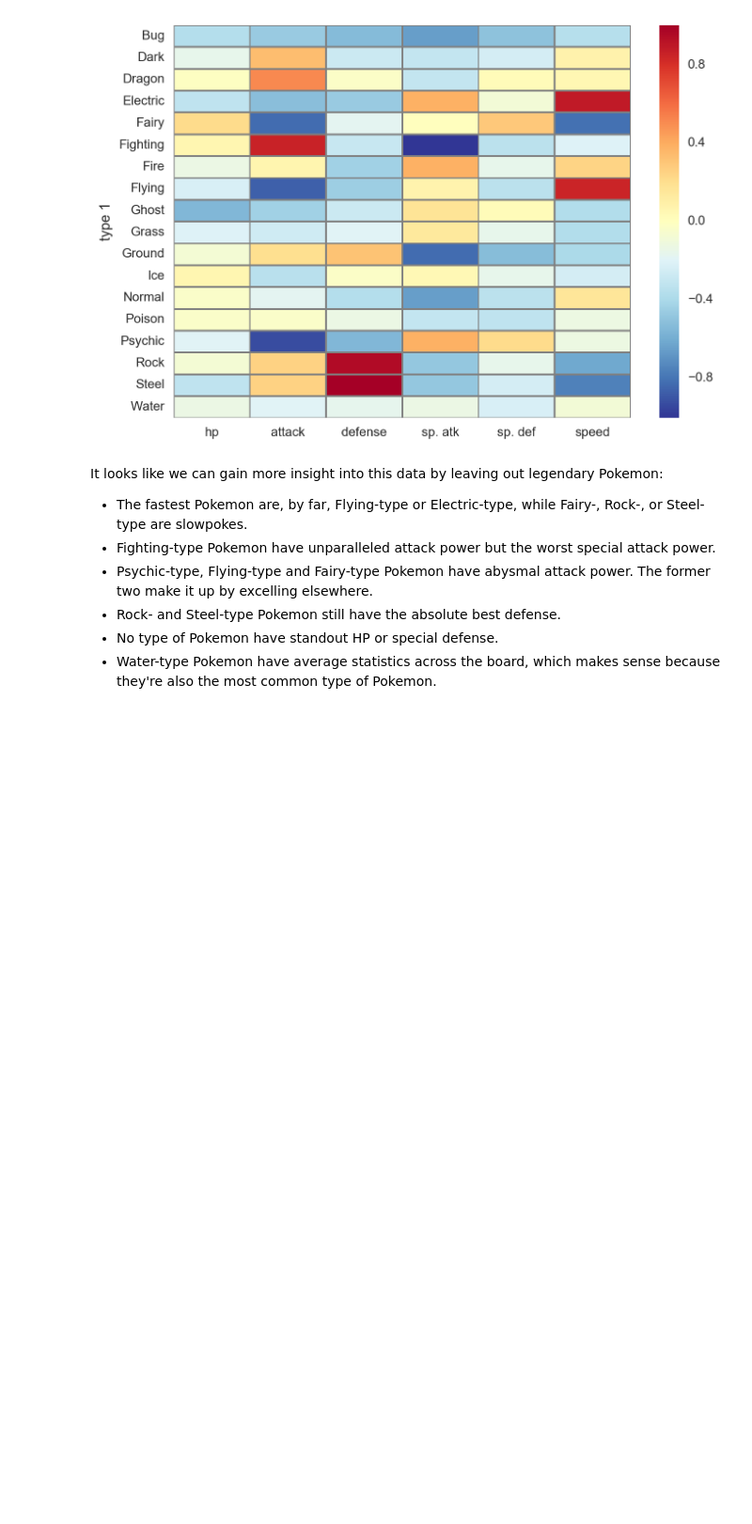
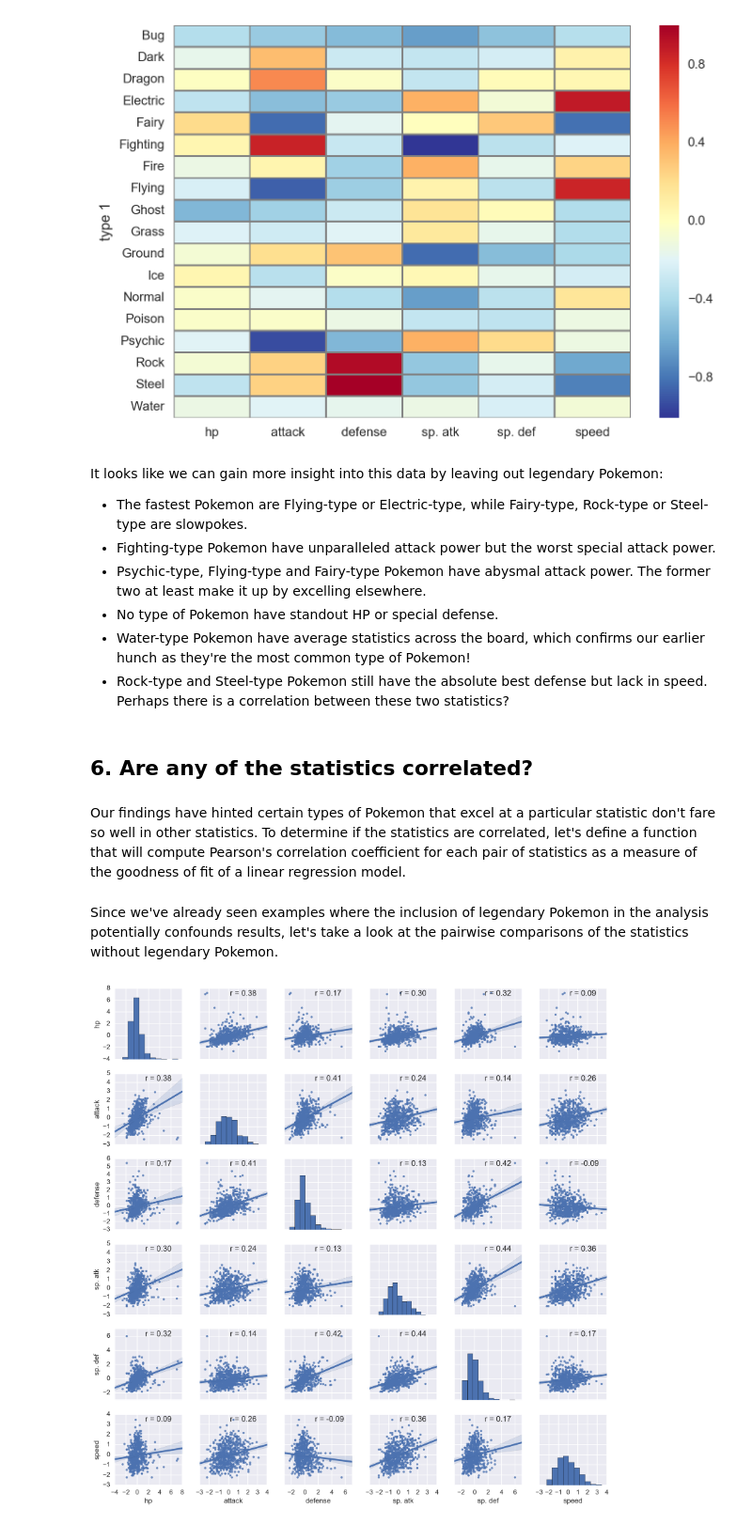
Before and after one commit to redwanhuq/pokemon_analysis, a Jupyter notebook: exploratory-analysis.ipynb, the cells around one changed output. Shown at 94% size. Drawn from its saved outputs; the diff is of its cells as text; code cells hidden in the pictures; blank space fills up the shorter version.

Commit message:
added pairplots to compare statistics

```diff
--- a/exploratory-analysis.ipynb
+++ b/exploratory-analysis.ipynb
@@ -342,13 +349,14 @@ We'll define a new column, *strength*, as the sum of the z-scores of each statis
 # %%
 # Generate a new DataFrame to store normalized statistics
-norm_stats = stats.copy()
+norm_statistics = statistics.copy()
 # %%
 # Normalize each statistic by converting values into a z-score
-for statistic in stats.loc[:, 'hp':'speed']:
-    norm_stats[statistic] = stats[statistic].apply(
-        lambda x: (x - stats[statistic].mean()) / stats[statistic].std())
+for statistic in statistics.loc[:, 'hp':'speed']:
+    norm_statistics[statistic] = statistics[statistic].apply(
+        lambda x: (x - statistics[statistic].mean()) / statistics[statistic].std())
 
 # Compute the strength as the sum of the z-scores for each statistic and store the
 # result in a new column
-norm_stats['strength'] = norm_stats.loc[:, 'hp':'speed'].sum(axis='columns')
+norm_statistics['strength'] = norm_statistics.loc[:, 'hp':'speed'].sum(
+    axis='columns')
 # %%
@@ -469,9 +477,9 @@ Since legendary Pokemon species are a) rare and b) typically vastly stronger tha
 # %%
-# Join the norm_stats table with the pokedex table based on id number for
+# Join the norm_statistics table with the pokedex table based on id number for
 # non-legendary Pokemon only
 joined_nolegs = pd.merge(
     pokedex[~pokedex['legendary']],
-    norm_stats,
+    norm_statistics,
     on='id'
 )
 
@@ -536,9 +542,40 @@ sns.heatmap(
 [figure]
 # %% [markdown]
 It looks like we can gain more insight into this data by leaving out legendary Pokemon:
-- The fastest Pokemon are, by far, Flying-type or Electric-type, while Fairy-, Rock-, or Steel-type are slowpokes.
+- The fastest Pokemon are Flying-type or Electric-type, while Fairy-type, Rock-type or Steel-type are slowpokes.
 - Fighting-type Pokemon have unparalleled attack power but the worst special attack power.
-- Psychic-type, Flying-type and Fairy-type Pokemon have abysmal attack power. The former two make it up by excelling elsewhere.
-- Rock- and Steel-type Pokemon still have the absolute best defense.
+- Psychic-type, Flying-type and Fairy-type Pokemon have abysmal attack power. The former two at least make it up by excelling elsewhere.
 - No type of Pokemon have standout HP or special defense.
-- Water-type Pokemon have average statistics across the board, which makes sense because they're also the most common type of Pokemon.
+- Water-type Pokemon have average statistics across the board, which confirms our earlier hunch as they're the most common type of Pokemon!
+- Rock-type and Steel-type Pokemon still have the absolute best defense but lack in speed. Perhaps there is a correlation between these two statistics?
+# %% [markdown]
+## 6. Are any of the statistics correlated?
+# %% [markdown]
+Our findings have hinted certain types of Pokemon that excel at a particular statistic don't fare so well in other statistics. To determine if the statistics are correlated, let's define a function that will compute Pearson's correlation coefficient for each pair of statistics as a measure of the goodness of fit of a linear regression model.
+# %%
+def show_corr(x, y, **kwargs):
+    # Calculate Pearson's coefficient for each pair of statistics
+    (r, _) = stats.pearsonr(x, y)
+
+    # Annotate Pearson's coefficient, rounded to two decimal places, on each
+    # pairwise plot
+    ax = plt.gca()
+    ax.annotate(
+        'r = {:.2f}'.format(r),
+        xy=(0.45, 0.9),
+        xycoords=ax.transAxes
+    )
+# %% [markdown]
+Since we've already seen examples where the inclusion of legendary Pokemon in the analysis potentially confounds results, let's take a look at the pairwise comparisons of the statistics without legendary Pokemon.
+# %%
+# Set the font scale for better readability
+sns.set_context('talk')
+
+# Show scatterplots with linear regression and Pearson's coefficient for each
+# pair of statistics
+sns.pairplot(
+    data=joined_nolegs.loc[:, 'hp':'speed'],
+    kind='reg'
+).map_offdiag(show_corr);
+# %% [output]
+[figure, added]
```
Also changed, not shown: parts of 41 cells of this notebook.
